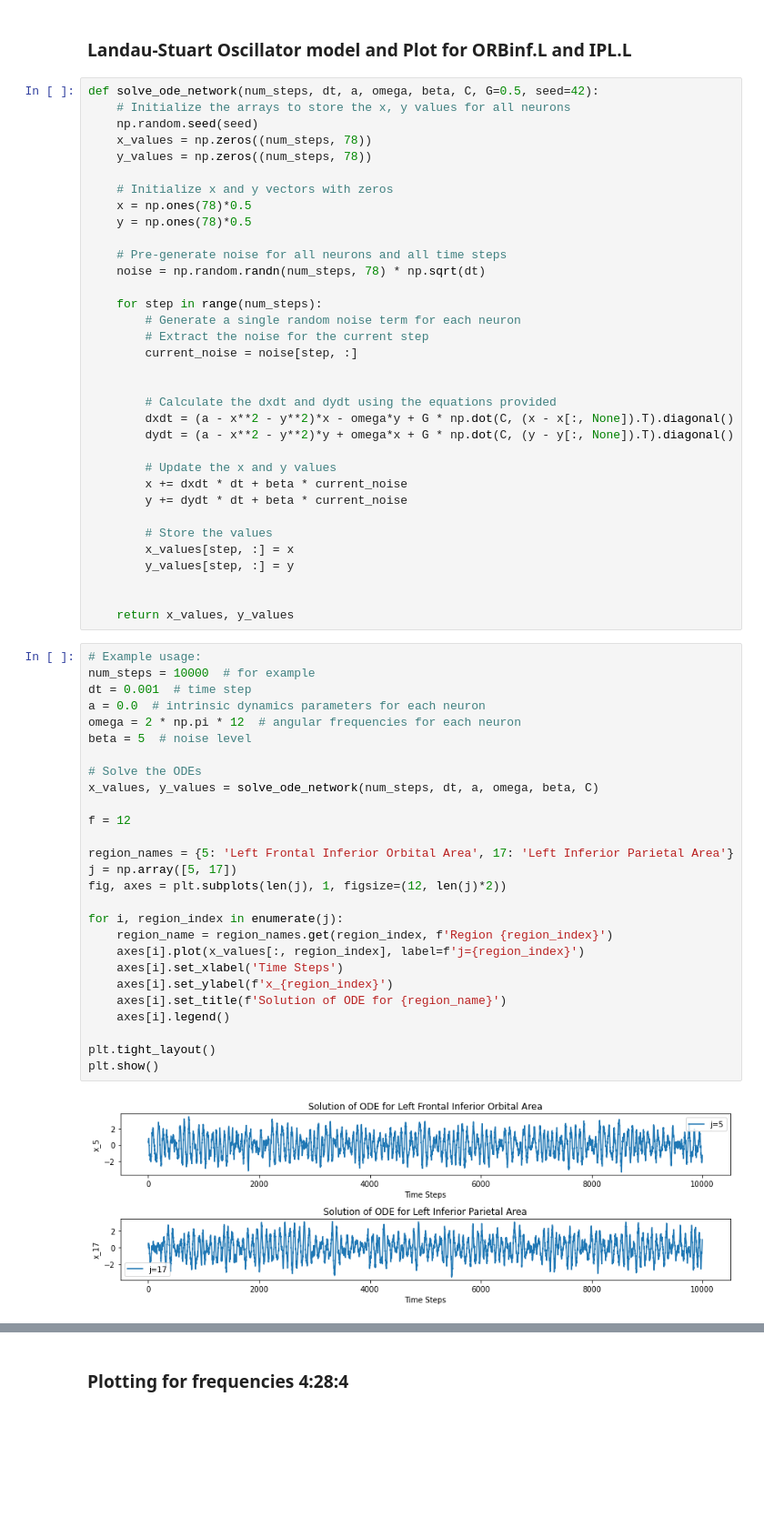
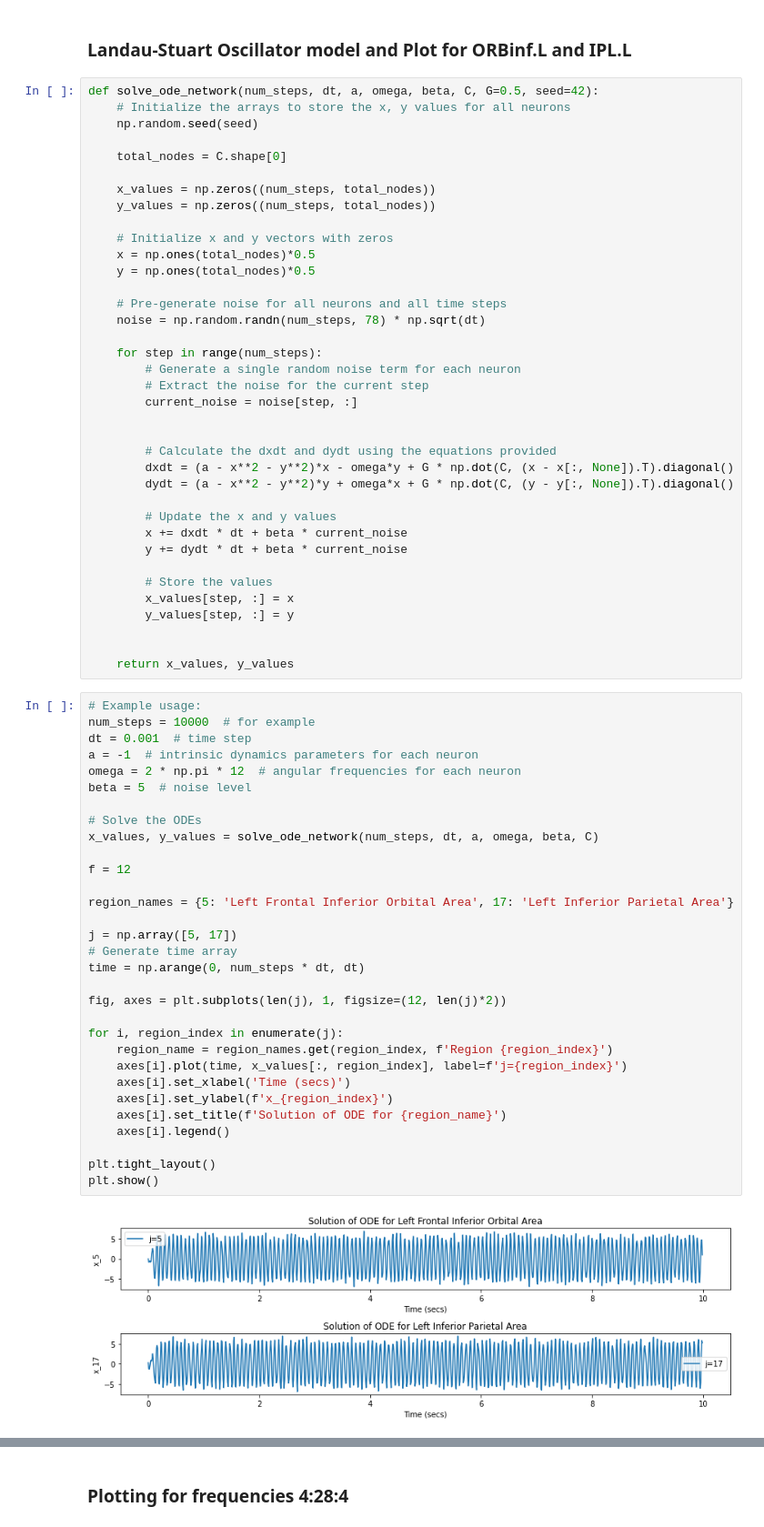
Before and after one commit to shayan823/Deco-Group-1A, a Jupyter notebook: PythonNotebooks/network.ipynb, the cells around one changed output, grey strips where cells are left out. Shown at 91% size. Saved outputs shown, nothing was run; the diff lists cells and outputs as text; blank space fills up the shorter version.

```diff
--- a/PythonNotebooks/network.ipynb
+++ b/PythonNotebooks/network.ipynb
@@ -24,12 +24,15 @@ plt.show()
 def solve_ode_network(num_steps, dt, a, omega, beta, C, G=0.5, seed=42):
     # Initialize the arrays to store the x, y values for all neurons
     np.random.seed(seed)
-    x_values = np.zeros((num_steps, 78))
-    y_values = np.zeros((num_steps, 78))
+
+    total_nodes = C.shape[0]
+
+    x_values = np.zeros((num_steps, total_nodes))
+    y_values = np.zeros((num_steps, total_nodes))
 
     # Initialize x and y vectors with zeros
-    x = np.ones(78)*0.5
-    y = np.ones(78)*0.5
+    x = np.ones(total_nodes)*0.5
+    y = np.ones(total_nodes)*0.5
 
     # Pre-generate noise for all neurons and all time steps
     noise = np.random.randn(num_steps, 78) * np.sqrt(dt)
@@ -57,29 +60,33 @@ def solve_ode_network(num_steps, dt, a, omega, beta, C, G=0.5, seed=42):
 # %%
 # Example usage:
 num_steps = 10000  # for example
 dt = 0.001  # time step
-a = 0.0  # intrinsic dynamics parameters for each neuron
+a = -1  # intrinsic dynamics parameters for each neuron
 omega = 2 * np.pi * 12  # angular frequencies for each neuron
 beta = 5  # noise level
 
 # Solve the ODEs
 x_values, y_values = solve_ode_network(num_steps, dt, a, omega, beta, C)
 
 f = 12
 
 region_names = {5: 'Left Frontal Inferior Orbital Area', 17: 'Left Inferior Parietal Area'}
+
 j = np.array([5, 17])
+# Generate time array
+time = np.arange(0, num_steps * dt, dt)
+
 fig, axes = plt.subplots(len(j), 1, figsize=(12, len(j)*2))
 
 for i, region_index in enumerate(j):
     region_name = region_names.get(region_index, f'Region {region_index}')
-    axes[i].plot(x_values[:, region_index], label=f'j={region_index}')
-    axes[i].set_xlabel('Time Steps')
+    axes[i].plot(time, x_values[:, region_index], label=f'j={region_index}')
+    axes[i].set_xlabel('Time (secs)')
     axes[i].set_ylabel(f'x_{region_index}')
     axes[i].set_title(f'Solution of ODE for {region_name}')
     axes[i].legend()
 
 plt.tight_layout()
 plt.show()
 # %% [output]
-[figure, old version]
+[figure, new version]
```
Also changed, not shown: parts of 9 cells of this notebook, 11 other files.
